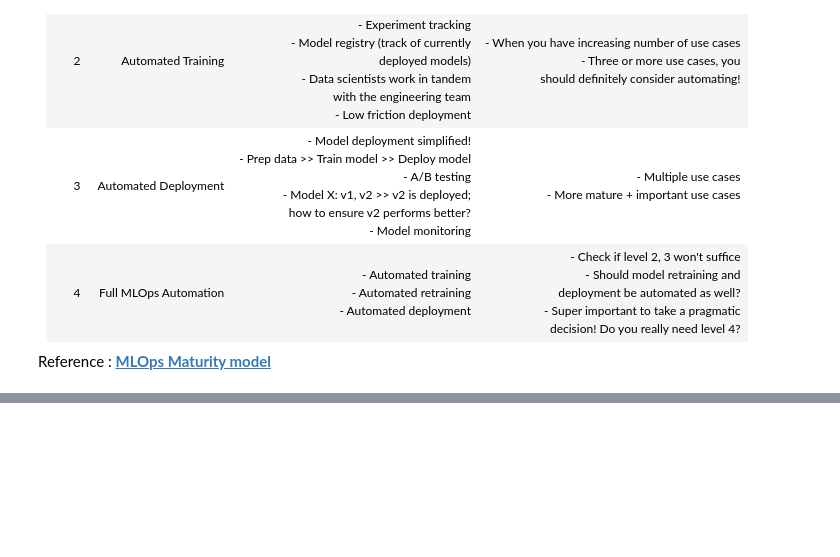
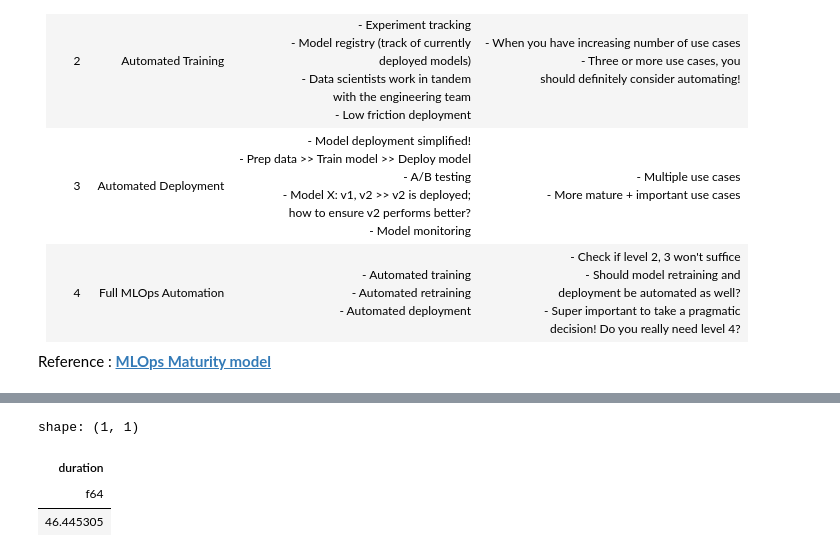
Before and after one commit to BoKatanKrize/mlops-zoomcamp, a Jupyter notebook: cohorts/2023/01-intro/intro01.ipynb, the cells around one changed output, grey strips where cells are left out. Cells and saved outputs as stored; diff of their text form; code cells hidden in the pictures; blank space fills up the shorter version.

```diff
--- a/cohorts/2023/01-intro/intro01.ipynb
+++ b/cohorts/2023/01-intro/intro01.ipynb
@@ -264,0 +273,5 @@ Reference : __[MLOps Maturity model](https://learn.microsoft.com/en-us/azure/arc
+# %%
+# This database is much larger than 2021 (~2.5M rows)
+yellow_train = pl.read_parquet('./data/yellow_tripdata_2022-01.parquet')
+# Number of columns
+len(yellow_train.columns)
@@ -264,0 +285,13 @@ Reference : __[MLOps Maturity model](https://learn.microsoft.com/en-us/azure/arc
+# %%
+yellow_train = yellow_train.with_columns(
+                (pl.col('tpep_dropoff_datetime') -
+                 pl.col('tpep_pickup_datetime')).alias('duration'))
+yellow_train = yellow_train.with_columns([
+           (pl.col('duration').dt.seconds() / 60)])
+# Standard deviation of 'duration' column
+yellow_train.select(pl.std('duration'))
+# %% [output]
+shape: (1, 1)
+| duration |
+| f64 |
+| 46.445305 |
```
Also changed, not shown: parts of 13 cells of this notebook.
